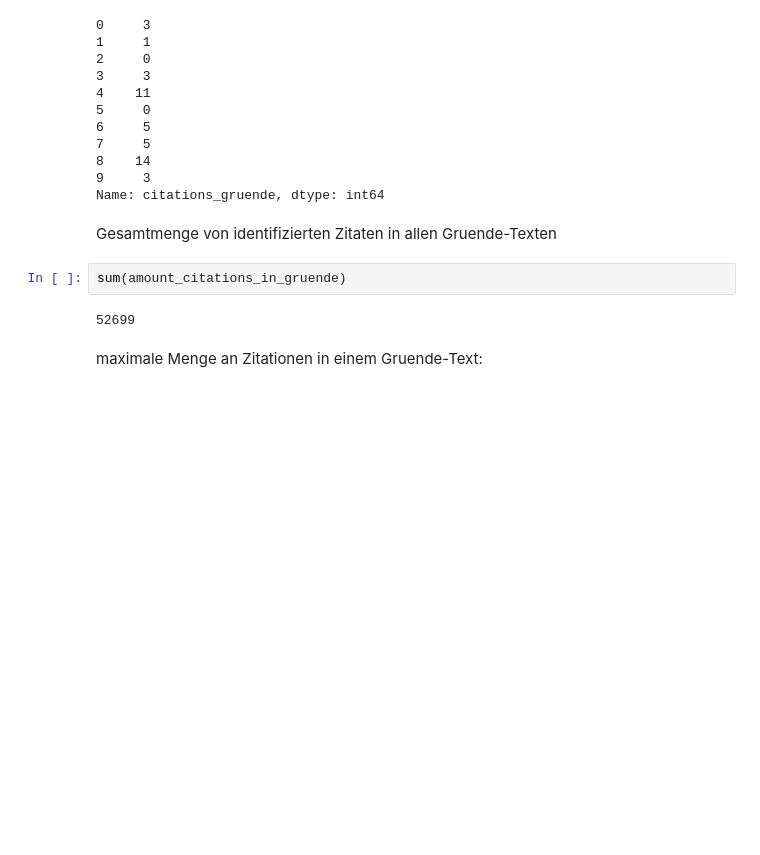
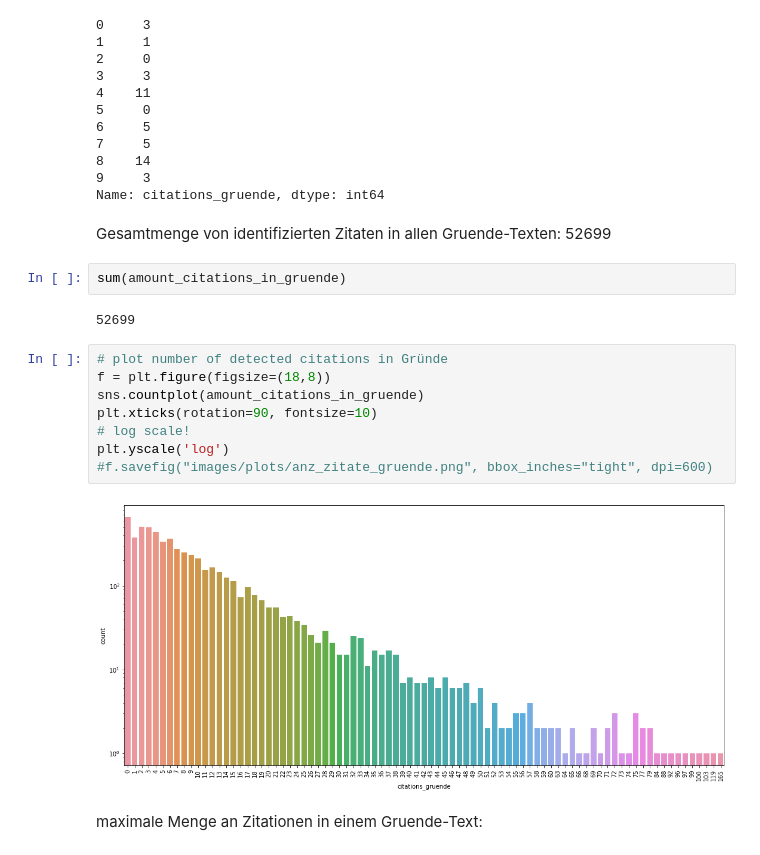
Before and after one commit to Balilicious/legal-decisions-recommender, a Jupyter notebook: CitationExtraction.ipynb, the cells around one changed output. Cells and saved outputs as stored; diff of their text form; blank space fills up the shorter version.

Commit message:
update notebook CitationExtraction

```diff
--- a/CitationExtraction.ipynb
+++ b/CitationExtraction.ipynb
@@ -128,11 +104,21 @@ amount_citations_in_gruende.head(10)
 9     3
 Name: citations_gruende, dtype: int64
 # %% [markdown]
-Gesamtmenge von identifizierten Zitaten in allen Gruende-Texten
+Gesamtmenge von identifizierten Zitaten in allen Gruende-Texten: 52699
 # %%
 sum(amount_citations_in_gruende)
 # %% [output]
 52699
+# %%
+# plot number of detected citations in Gründe
+f = plt.figure(figsize=(18,8))
+sns.countplot(amount_citations_in_gruende)
+plt.xticks(rotation=90, fontsize=10)
+# log scale!
+plt.yscale('log')
+#f.savefig("images/plots/anz_zitate_gruende.png", bbox_inches="tight", dpi=600)
+# %% [output]
+[figure, added]
 # %% [markdown]
 maximale Menge an Zitationen in einem Gruende-Text:
 # %%
```
Also changed, not shown: parts of 299 cells of this notebook.
